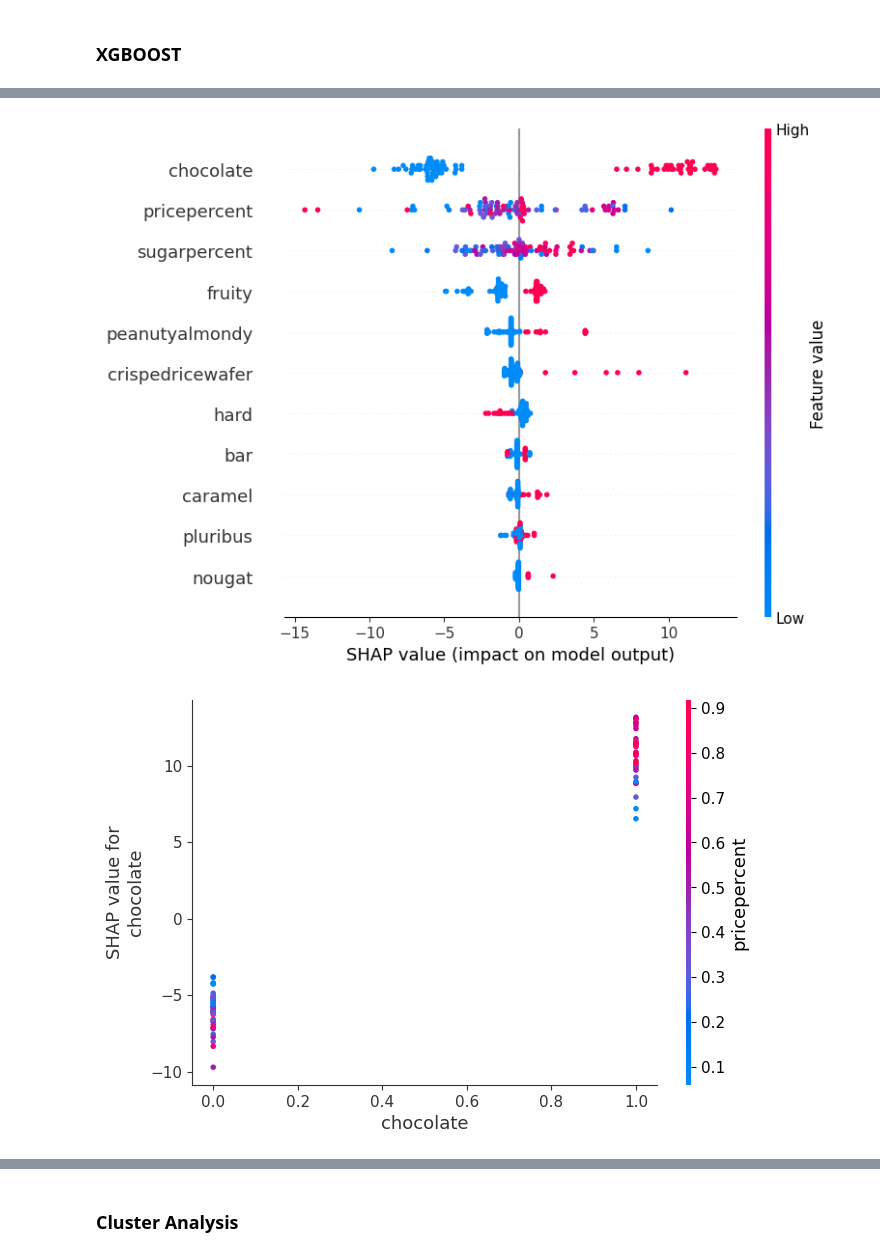
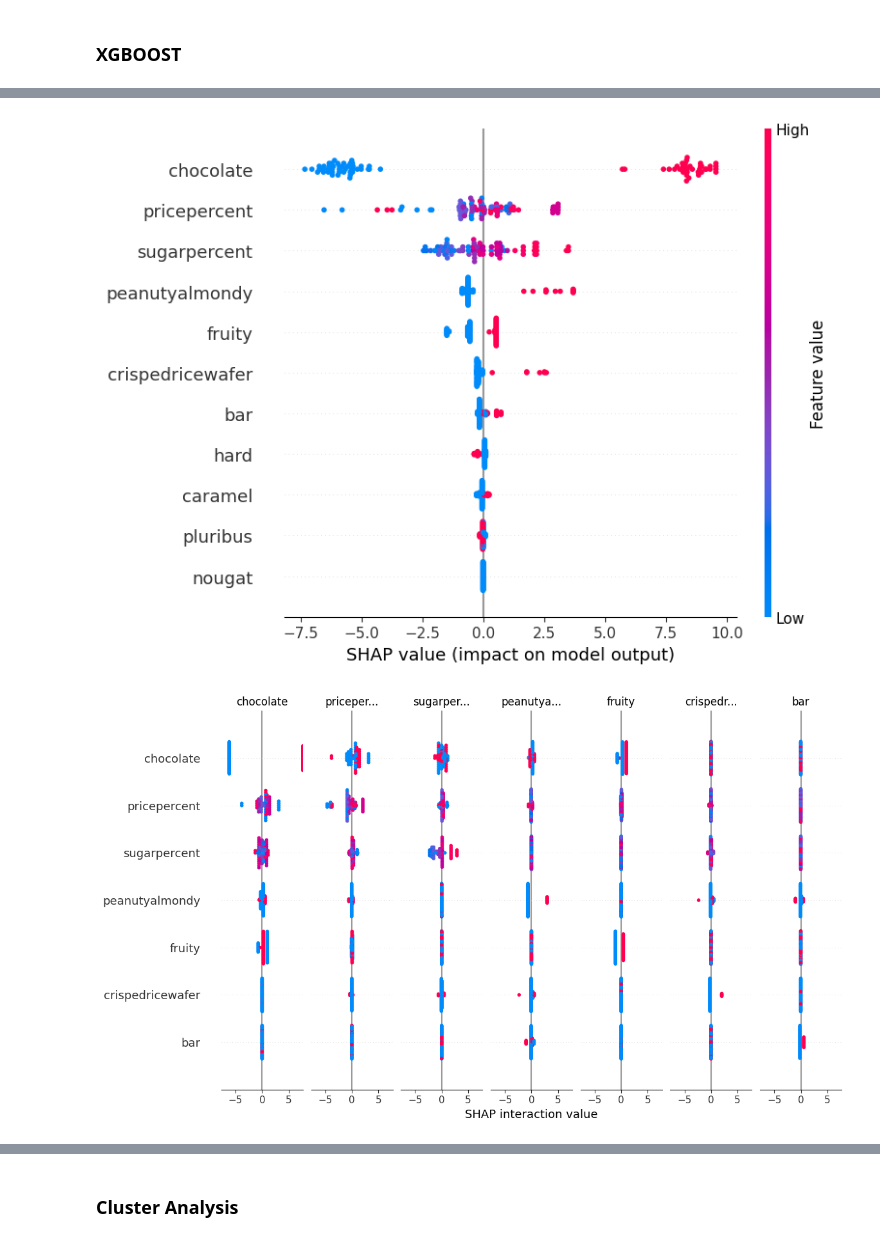
Before and after one commit to agiedke/candy_case, a Jupyter notebook: notebooks/notebook_2_modeling.ipynb, the cells around one changed output, grey strips where cells are left out. Drawn from its saved outputs; the diff is of its cells as text; code cells hidden in the pictures.

```diff
--- a/notebooks/notebook_2_modeling.ipynb
+++ b/notebooks/notebook_2_modeling.ipynb
@@ -285,16 +261,12 @@ Average RMSE: 150.894371537229
 # %%
-explainer_xgb = shap.Explainer(xgb_model)
+explainer_xgb = shap.Explainer(best_model)
 shap_values_xgb = explainer_xgb(X)
 
-# Summary Plot (bar + beeswarm)
 shap.summary_plot(shap_values_xgb, X)
 
-# Dependence Plot: visualize how 'chocolate' interacts with winpercent
-shap.dependence_plot("chocolate", shap_values_xgb.values, X)
-
-# Bonus: Interaction values
-shap_interactions = shap.TreeExplainer(xgb_model).shap_interaction_values(X)
-shap.summary_plot(shap_interactions, X)  # full interaction matrix
+explainer_tree = shap.TreeExplainer(best_model)
+shap_interactions = explainer_tree.shap_interaction_values(X)
+shap.summary_plot(shap_interactions, X)
 # %% [output]
-[figure, old version]
+[figure, new version]
-[figure, old version]
+[figure, new version]
```
Also changed, not shown: parts of 22 cells of this notebook, 4 other files.
